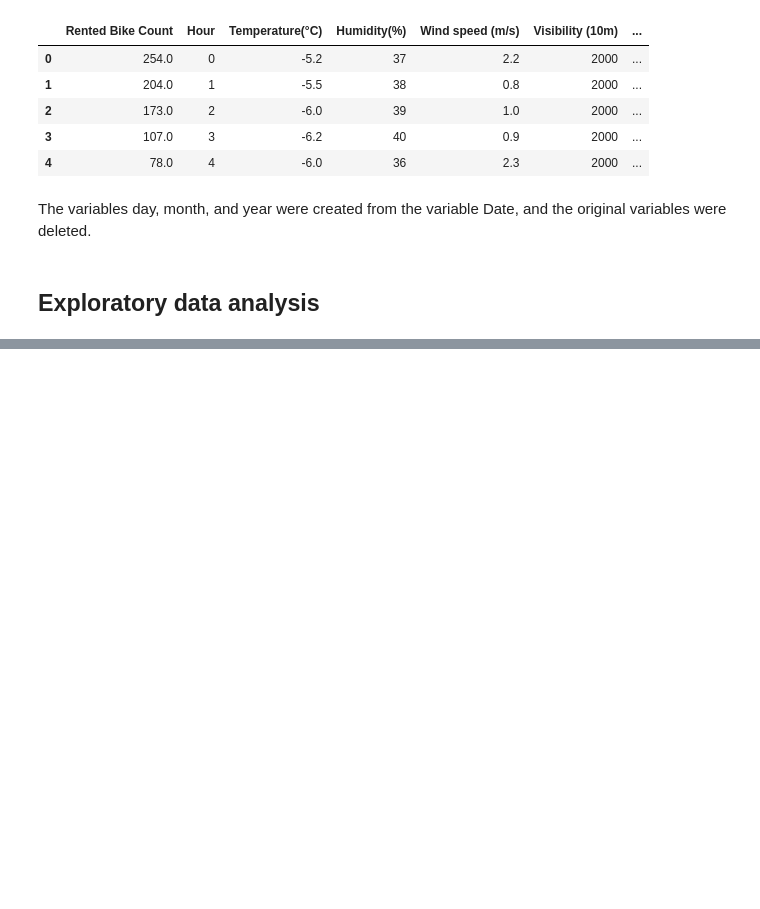
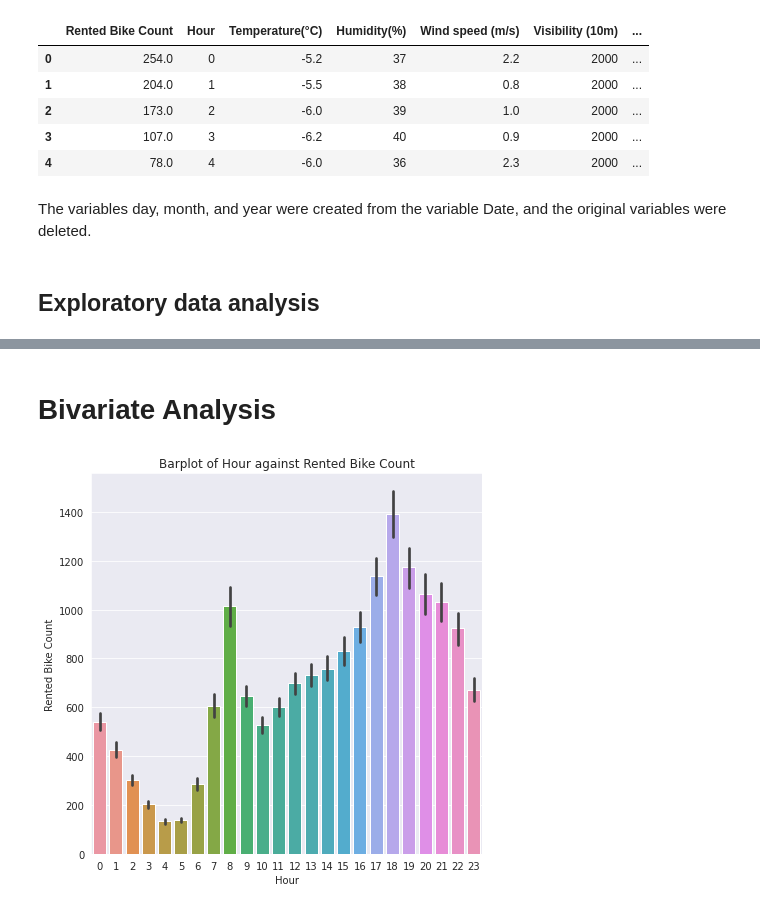
Before and after one commit to NANDINIKeremegaladhoddiShivalingaiah/Bike-Sharing-Demand-Prediction, a Jupyter notebook: Bike_Sharing_Demand.ipynb, the cells around one changed output, grey strips where cells are left out. Saved outputs shown, nothing was run; the diff lists cells and outputs as text; code cells hidden in the pictures; blank space fills up the shorter version.

```diff
--- a/Bike_Sharing_Demand.ipynb
+++ b/Bike_Sharing_Demand.ipynb
@@ -441,0 +484,10 @@ The variables day, month, and year were created from the variable Date, and the
+# %% [markdown]
+# **Bivariate Analysis**
+# %%
+# Plotting graph of 'Hour' against 'Rented Bike Count'
+plt.figure(figsize=(7,7))
+ax=sns.barplot(x="Hour", y="Rented Bike Count",data=df)
+ax.set_title('Barplot of Hour against Rented Bike Count')
+plt.show()
+# %% [output]
+[figure, added]
```
Also changed, not shown: parts of 14 cells of this notebook.
